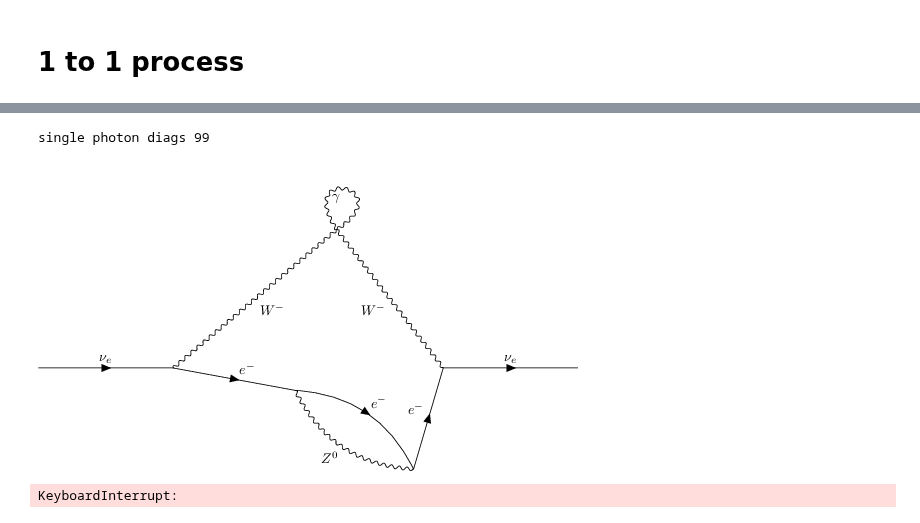
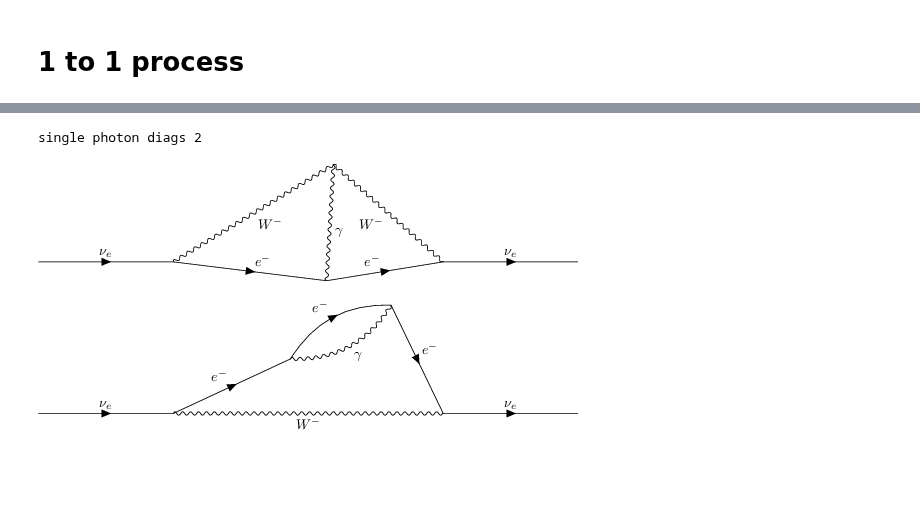
Before and after one commit to kpedro88/pyfeyn, a Jupyter notebook: docs/source/interfaces/qgraf/1_to_1/qgraf.ipynb, the cells around one changed output, grey strips where cells are left out. Cells and saved outputs as stored; diff of their text form; code cells hidden in the pictures; blank space fills up the shorter version.

Commit message:
New qgraf examples

```diff
--- a/docs/source/interfaces/qgraf/1_to_1/qgraf.ipynb
+++ b/docs/source/interfaces/qgraf/1_to_1/qgraf.ipynb
@@ -9,5 +9,5 @@ import re
 # %%
 from pyqgraf import qgraf, model
 qgraf.install("3.6.5")
-xml_string = qgraf.run("nu_e[p1]", "nu_e[p1]",loops=3,loop_momentum="l",model = model.gws_UnitaryGauge_reduced, style=style)
+xml_string = qgraf.run("nu_e[p1]", "nu_e[p1]",loops=2,loop_momentum="l",model = model.gws_UnitaryGauge_reduced, style=style)
 # %% [output]
@@ -92,36 +57,35 @@ def filter_diag(d):
         if p.pdgid == 22:
             count +=1
         if p.pdgid == 11:
             ecount +=1
     if count ==1 and ecount >=2:
         return True
     return False
 
 ccount=0
 for d in fml.diagrams:
     if filter_diag(d):
         ccount +=1
 print("single photon diags", ccount)
 
 for d in fml.diagrams:
     if filter_diag(d):
-        ccount +=1
         d.legs[0].with_xy(-2,0)
         d.legs[1].with_xy(2,0)
         d.get_vertex(d.legs[0].target).with_xy(-1,0)
         d.get_vertex(d.legs[1].target).with_xy(1,0)
         d = feynman_adjust_points(d,size=15,override_vertices=False)
         auto_bend(d)
         auto_label(d.propagators)
         auto_label(d.legs)
         #print(d)
         t = TikzFeynmanRender(d)
         #print(t.get_src())
         t.render(show=True)
         #break
 # %% [output]
-single photon diags 99
+single photon diags 2
-[figure, old version]
+[figure, new version]
-KeyboardInterrupt:
+[figure, added]
 # %%
 print(xml_string)
```
Also changed, not shown: parts of 2 cells of this notebook, 11 other files.
